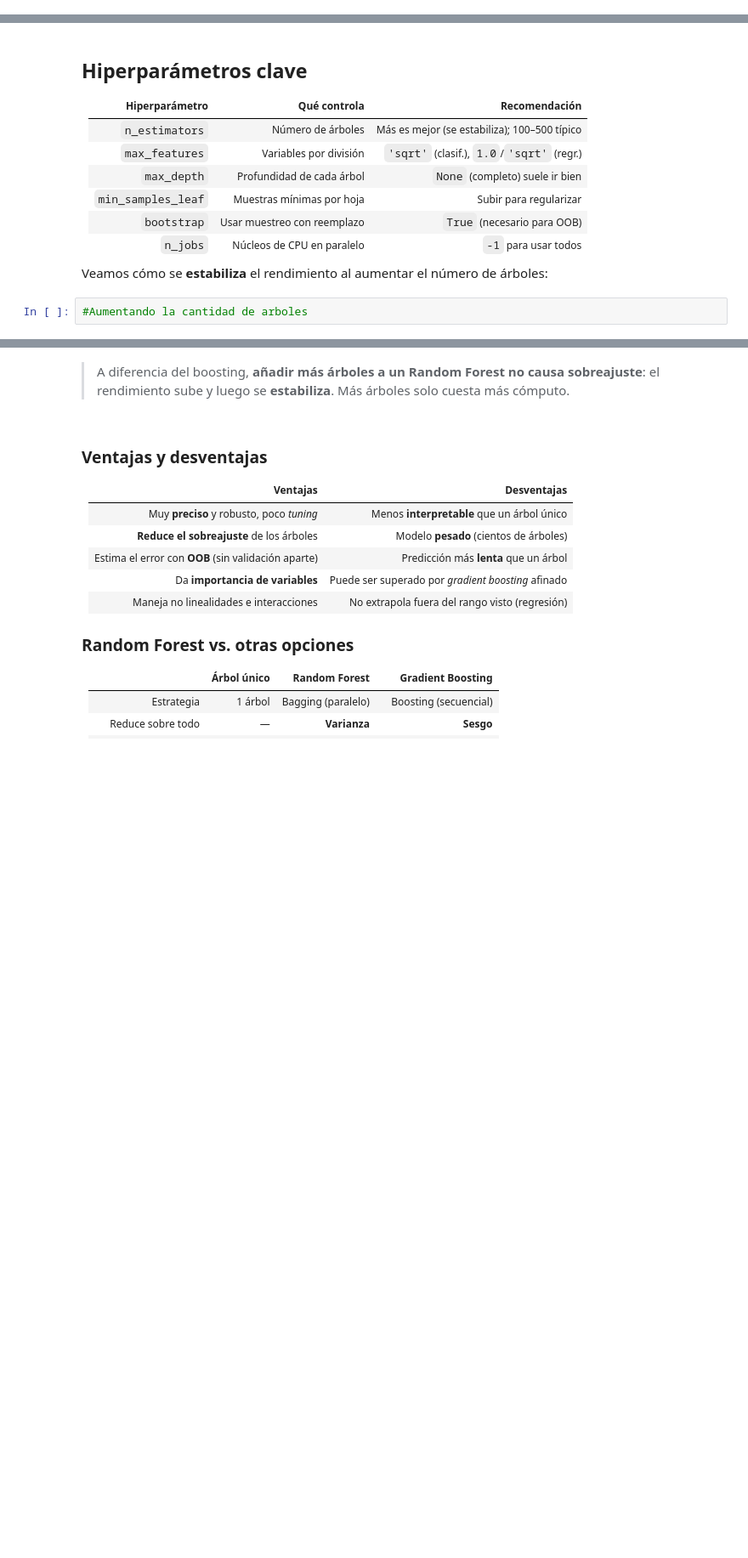
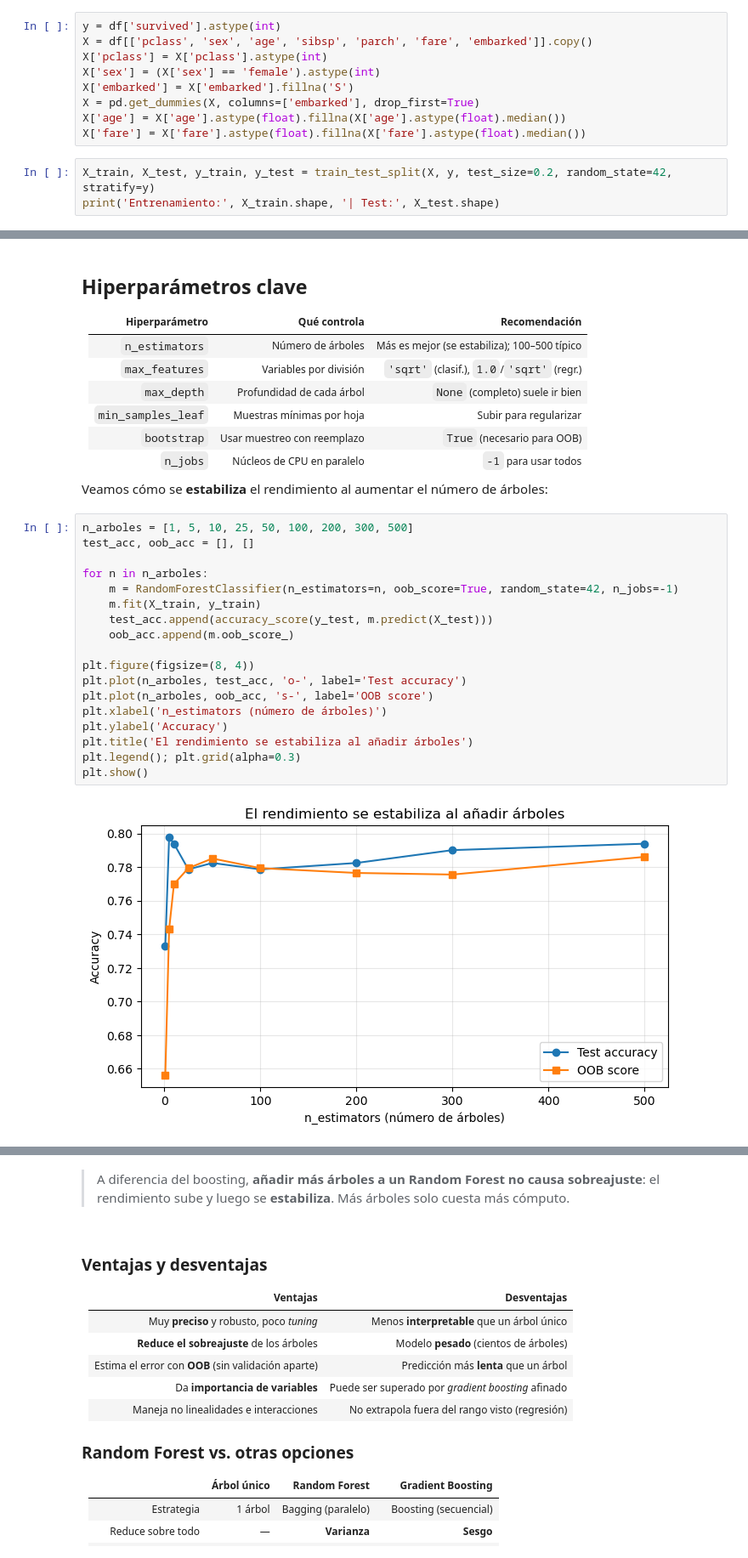
Before and after one commit to GabiRmz2025/Aprendizaje_Automatico_Avanzado_2026, a Jupyter notebook: Introducción_Clase/0.5.- Random Forest (Bosques Aleatorios).ipynb, the cells around one changed output, grey strips where cells are left out. Shown at 85% size. Drawn from its saved outputs; the diff is of its cells as text; blank space fills up the shorter version.

```diff
--- a/Introducción_Clase/0.5.- Random Forest (Bosques Aleatorios).ipynb
+++ b/Introducción_Clase/0.5.- Random Forest (Bosques Aleatorios).ipynb
@@ -85,3 +85,15 @@ from sklearn.model_selection import train_test_split
 # Dataset
 data = fetch_openml('titanic', version=1, as_frame=True)
 df = data.frame
+# %%
+y = df['survived'].astype(int)
+X = df[['pclass', 'sex', 'age', 'sibsp', 'parch', 'fare', 'embarked']].copy()
+X['pclass'] = X['pclass'].astype(int)
+X['sex'] = (X['sex'] == 'female').astype(int)
+X['embarked'] = X['embarked'].fillna('S')
+X = pd.get_dummies(X, columns=['embarked'], drop_first=True)
+X['age'] = X['age'].astype(float).fillna(X['age'].astype(float).median())
+X['fare'] = X['fare'].astype(float).fillna(X['fare'].astype(float).median())
+# %%
+X_train, X_test, y_train, y_test = train_test_split(X, y, test_size=0.2, random_state=42, stratify=y)
+print('Entrenamiento:', X_train.shape, '| Test:', X_test.shape)
@@ -147,4 +188,22 @@ plt.show()
 
 Veamos cómo se **estabiliza** el rendimiento al aumentar el número de árboles:
 # %%
-#Aumentando la cantidad de arboles
+n_arboles = [1, 5, 10, 25, 50, 100, 200, 300, 500]
+test_acc, oob_acc = [], []
+
+for n in n_arboles:
+    m = RandomForestClassifier(n_estimators=n, oob_score=True, random_state=42, n_jobs=-1)
+    m.fit(X_train, y_train)
+    test_acc.append(accuracy_score(y_test, m.predict(X_test)))
+    oob_acc.append(m.oob_score_)
+
+plt.figure(figsize=(8, 4))
+plt.plot(n_arboles, test_acc, 'o-', label='Test accuracy')
+plt.plot(n_arboles, oob_acc, 's-', label='OOB score')
+plt.xlabel('n_estimators (número de árboles)')
+plt.ylabel('Accuracy')
+plt.title('El rendimiento se estabiliza al añadir árboles')
+plt.legend(); plt.grid(alpha=0.3)
+plt.show()
+# %% [output]
+[figure, added]
```
Also changed, not shown: parts of 8 cells of this notebook.
